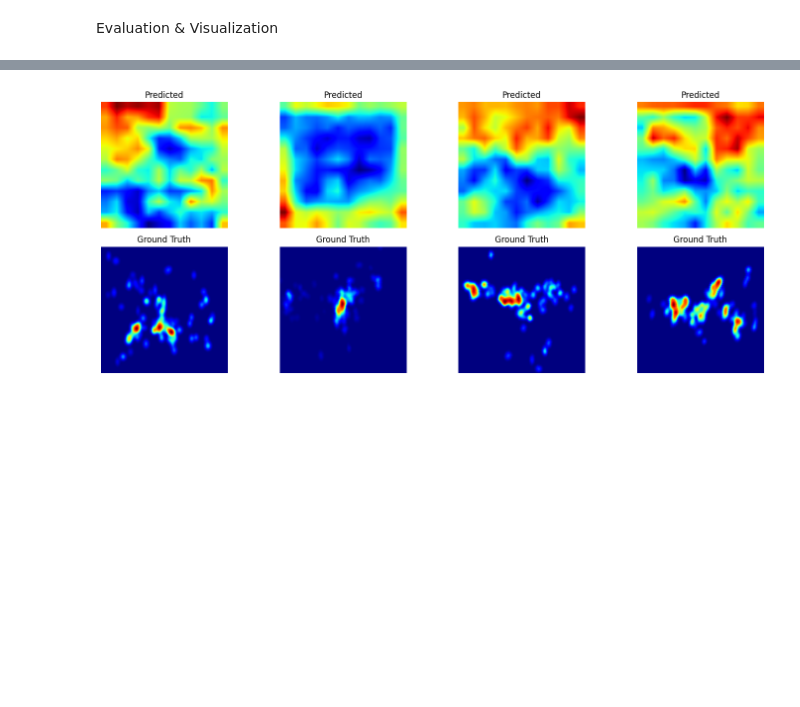
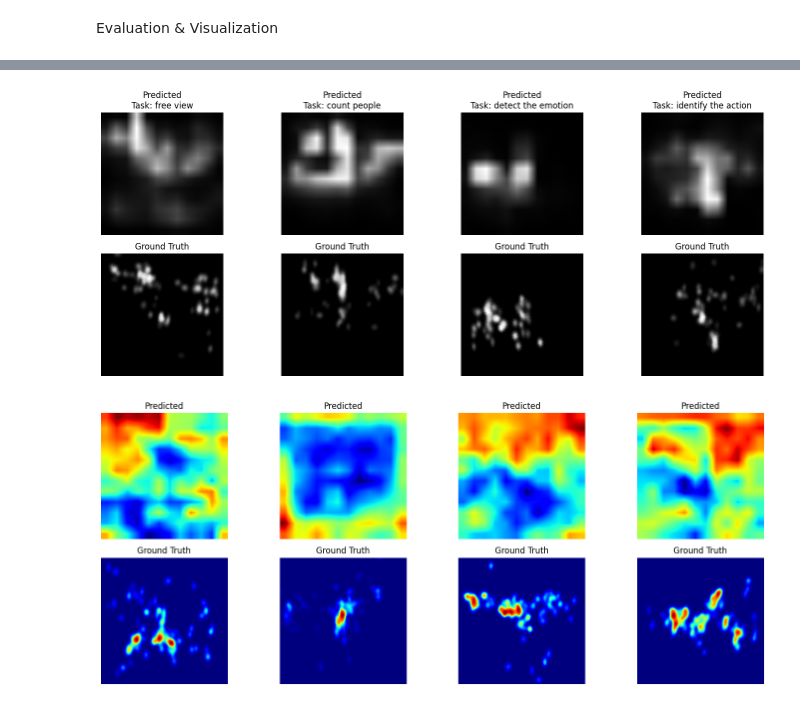
Before and after one commit to canmizrakli/TDYSN, a Jupyter notebook: TDSP_YOLO_v2.ipynb, the cells around one changed output, grey strips where cells are left out. Cells and saved outputs as stored; diff of their text form; code cells hidden in the pictures; blank space fills up the shorter version.

Commit message:
trained for 15 epochs, the results look underwhelming for now, model might need upgrades

```diff
--- a/TDSP_YOLO_v2.ipynb
+++ b/TDSP_YOLO_v2.ipynb
@@ -90,10 +90,10 @@ import torchvision.transforms as T
 
 # Define task mapping from folder names to descriptive labels.
 task_mapping = {
-    "task1": "Estimate the number of people present in the image (approximate count is acceptable).",
-    "task2": "Identify and describe the emotional tone of the image (e.g., happy, sad, angry, etc.).",
-    "task3": "Describe the context or activity in the image (what is happening or the occasion).",
-    "task4": "Free viewing (no specific task)."
+    "task1": "free view",
+    "task2": "count people",
+    "task3": "detect the emotion",
+    "task4": "identify the action"
 }
 
 class TaskSaliencyDataset(Dataset):
@@ -398,7 +381,7 @@ import torch.optim as optim
 
 device = torch.device("cuda" if torch.cuda.is_available() else "cpu")
 lr = 1e-4
-num_epochs = 5
+num_epochs = 15
 
 model = YOLOTaskSaliencyModel().to(device)
 optimizer = optim.Adam(model.parameters(), lr=lr)
@@ -524,0 +557,10 @@ OutOfMemoryError: CUDA out of memory. Tried to allocate 72.00 MiB. GPU 0 has a t
+# %%
+import torch.optim as optim
+
+device = torch.device("cuda" if torch.cuda.is_available() else "cpu")
+lr = 1e-4
+num_epochs = 15
+
+model = YOLOTaskSaliencyModel().to(device)
+optimizer = optim.Adam(model.parameters(), lr=lr)
+criterion = SaliencyLoss(alpha=1.0, beta=1.0)
@@ -612,0 +630,63 @@ Please note that authentication is recommended but still optional to access publ
+# %%
+import torch
+import matplotlib.pyplot as plt
+
+# 1. Define the tasks you want to visualize (one sample per task).
+tasks_to_show = ["task1", "task2", "task3", "task4"]
+
+# 2. Gather exactly one sample per task from your dataset.
+samples = []
+for task_name in tasks_to_show:
+    # Find the first sample in the dataset that matches this task.
+    for i in range(len(dataset)):
+        sample = dataset[i]  # sample is a dict with keys: "stimuli", "fdm", "task", "task_description"
+        if sample["task"] == task_name:
+            samples.append(sample)
+            break
+
+# 3. Convert these samples into a single batch.
+images_list = [s["stimuli"] for s in samples]          # Each is [3, H, W] (a torch.Tensor).
+fdm_list = [s["fdm"] for s in samples]                 # Each is [1, H, W].
+task_descs = [s["task_description"] for s in samples]  # Each is a string.
+
+images_batch = torch.stack(images_list, dim=0)  # shape: [4, 3, H, W]
+fdm_batch = torch.stack(fdm_list, dim=0)        # shape: [4, 1, H, W]
+
+# 4. Load your model from Drive (make sure YOLOTaskSaliencyModel is defined).
+device = torch.device("cuda" if torch.cuda.is_available() else "cpu")
+model = YOLOTaskSaliencyModel().to(device)
+
+saved_model_path = "/content/drive/MyDrive/TDSP/models/yolo_task_saliency_model_v15epoch.pth"
+model.load_state_dict(torch.load(saved_model_path, map_location=device))
+model.eval()
+
+# 5. Move your batch to the same device as the model.
+images_batch = images_batch.to(device)
+fdm_batch = fdm_batch.to(device)
+
+# 6. Run inference on this 4-sample batch.
+with torch.no_grad():
+    pred_saliency = model(images_batch, task_descs)  # [4, 1, H, W]
+
+# 7. Convert predictions and ground truth to NumPy arrays for plotting.
+pred_saliency_np = pred_saliency.cpu().numpy()  # shape: [4, 1, H, W]
+fdm_np = fdm_batch.cpu().numpy()                # shape: [4, 1, H, W]
+
+# 8. Plot them in a 2×4 grid (top row = predictions, bottom row = ground truth).
+num_samples = len(samples)  # should be 4
+fig, axes = plt.subplots(2, num_samples, figsize=(15, 6))
+
+for i in range(num_samples):
+    # Show predicted saliency map (in grayscale)
+    axes[0, i].imshow(pred_saliency_np[i, 0], cmap='gray')
+    axes[0, i].set_title(f"Predicted\nTask: {task_descs[i]}")
+    axes[0, i].axis('off')
+
+    # Show ground-truth saliency map
+    axes[1, i].imshow(fdm_np[i, 0], cmap='gray')
+    axes[1, i].set_title("Ground Truth")
+    axes[1, i].axis('off')
+
+plt.tight_layout()
+plt.show()
+# %% [output]
@@ -613,3 +695,4 @@ Please note that authentication is recommended but still optional to access publ
+[figure, added]
 # %%
 import matplotlib.pyplot as plt
 
```
Also changed, not shown: parts of 21 cells of this notebook.
